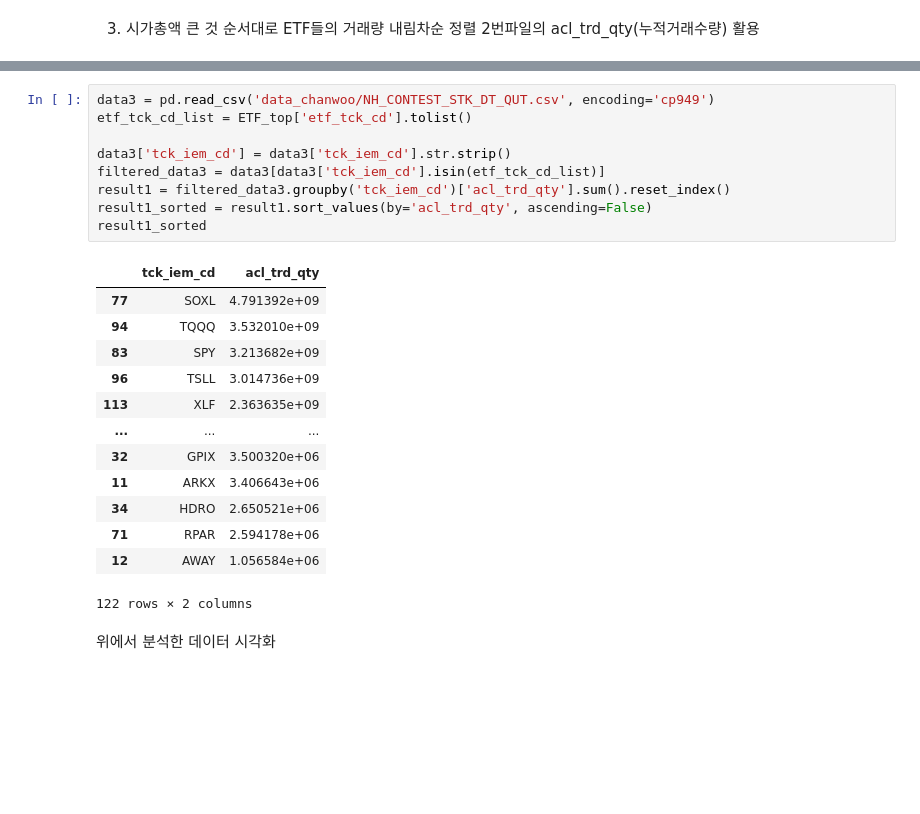
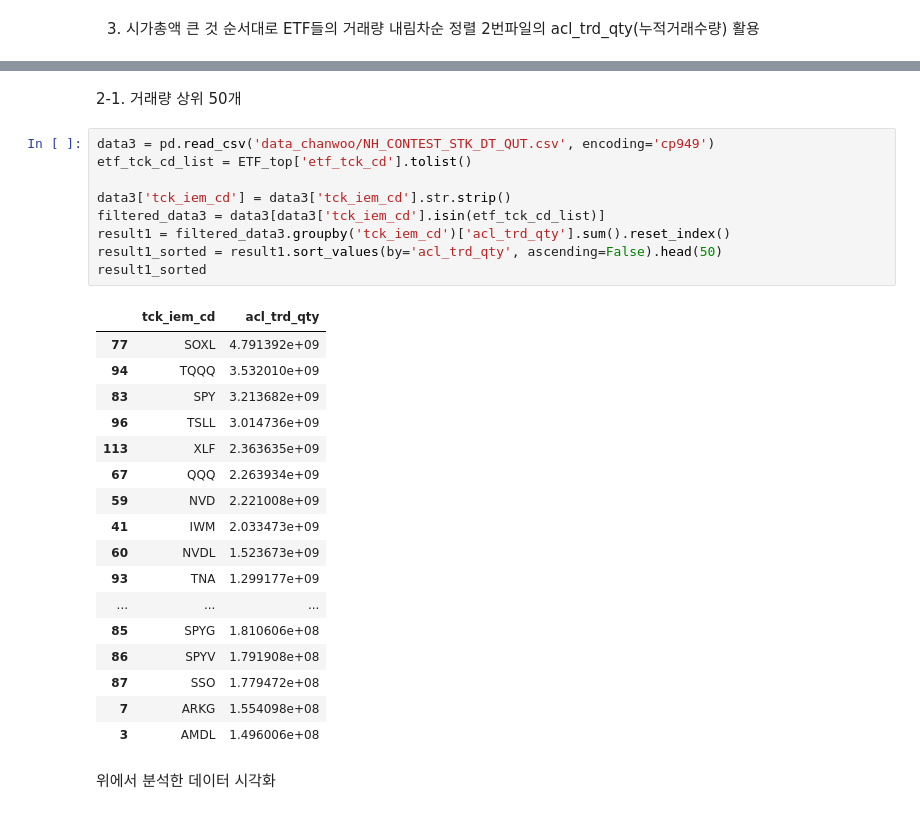
Before and after one commit to froggy-hyun/24NH_bigdata, a Jupyter notebook: code_yunseo.ipynb, the cells around one changed output, grey strips where cells are left out. Cells and saved outputs as stored; diff of their text form; blank space fills up the shorter version.

```diff
--- a/code_yunseo.ipynb
+++ b/code_yunseo.ipynb
@@ -142,26 +164,32 @@ result_df
+# %% [markdown]
+2-1. 거래량 상위 50개
 # %%
 data3 = pd.read_csv('data_chanwoo/NH_CONTEST_STK_DT_QUT.csv', encoding='cp949')
 etf_tck_cd_list = ETF_top['etf_tck_cd'].tolist()
 
 data3['tck_iem_cd'] = data3['tck_iem_cd'].str.strip()
 filtered_data3 = data3[data3['tck_iem_cd'].isin(etf_tck_cd_list)]
 result1 = filtered_data3.groupby('tck_iem_cd')['acl_trd_qty'].sum().reset_index()
-result1_sorted = result1.sort_values(by='acl_trd_qty', ascending=False)
+result1_sorted = result1.sort_values(by='acl_trd_qty', ascending=False).head(50)
 result1_sorted
 # %% [output]
 |  | tck_iem_cd | acl_trd_qty |
 | 77 | SOXL | 4.791392e+09 |
 | 94 | TQQQ | 3.532010e+09 |
 | 83 | SPY | 3.213682e+09 |
 | 96 | TSLL | 3.014736e+09 |
 | 113 | XLF | 2.363635e+09 |
+| 67 | QQQ | 2.263934e+09 |
+| 59 | NVD | 2.221008e+09 |
+| 41 | IWM | 2.033473e+09 |
+| 60 | NVDL | 1.523673e+09 |
+| 93 | TNA | 1.299177e+09 |
 | ... | ... | ... |
-| 32 | GPIX | 3.500320e+06 |
-| 11 | ARKX | 3.406643e+06 |
-| 34 | HDRO | 2.650521e+06 |
-| 71 | RPAR | 2.594178e+06 |
-| 12 | AWAY | 1.056584e+06 |
+| 85 | SPYG | 1.810606e+08 |
+| 86 | SPYV | 1.791908e+08 |
+| 87 | SSO | 1.779472e+08 |
+| 7 | ARKG | 1.554098e+08 |
+| 3 | AMDL | 1.496006e+08 |
-122 rows × 2 columns
 # %% [markdown]
 위에서 분석한 데이터 시각화
 # %%
```
Also changed, not shown: parts of 2 cells of this notebook.
